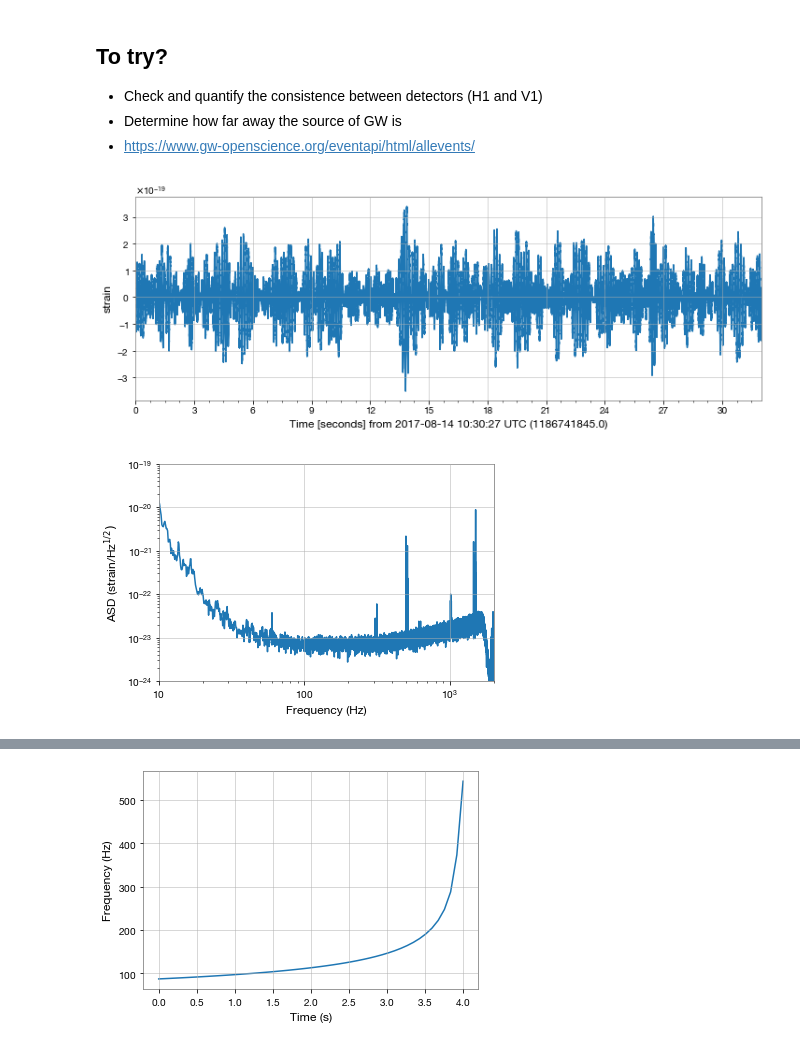
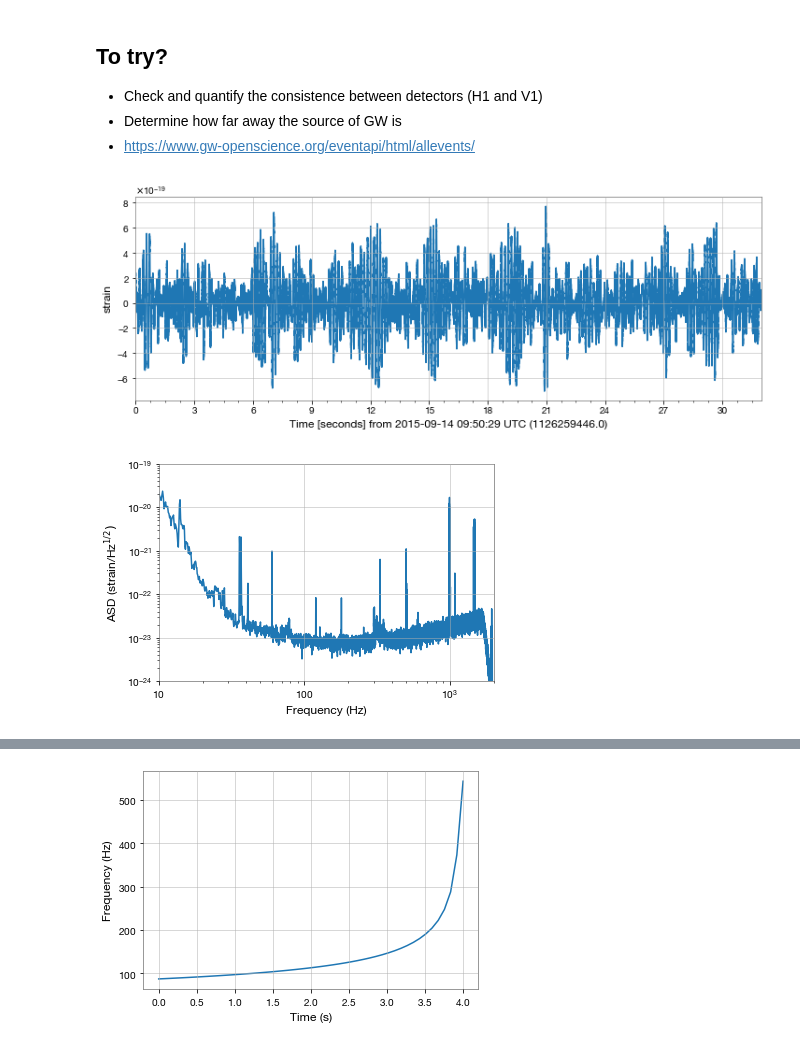
Before and after one commit to reionize/jlab, a Jupyter notebook: ligo/piecewise-fit.ipynb, the cells around one changed output, grey strips where cells are left out. Drawn from its saved outputs; the diff is of its cells as text; code cells hidden in the pictures.

```diff
--- a/ligo/piecewise-fit.ipynb
+++ b/ligo/piecewise-fit.ipynb
@@ -14,28 +14,26 @@ import os
 # %%
 #----------------------------------------------------------------
 # Set parameters
 #----------------------------------------------------------------
-fn = 'data/L-L1_GWOSC_4KHZ_R1-1186739814-4096.hdf5' # data file
-tevent = 1186741861.5
-#evtname = 'GW170608' # event name
-#detector = 'H1' # detector: L1 or H1
+fn = 'data/H-H1_GWOSC_4KHZ_R1-1126257415-4096.hdf5' # data file
+tevent = 1126259462.4
 
 #----------------------------------------------------------------
 # Load LIGO data
 #----------------------------------------------------------------
 strain = TimeSeries.read(fn, format='hdf5.losc')
 center = int(tevent)
 strain = strain.crop(center-16, center+16)
 
 #----------------------------------------------------------------
 # Show LIGO strain vs. time
 #----------------------------------------------------------------
 plt.figure()
 strain.plot()
 plt.ylabel('strain')
 plt.show()
 # %% [output]
-[figure, old version]
+[figure, new version]
 # %%
 #----------------------------------------------------------------
 # Obtain the power spectrum density PSD / ASD
@@ -51,7 +49,7 @@ plt.ylabel('ASD (strain/Hz$^{1/2})$')
 plt.xlabel('Frequency (Hz)')
 plt.show()
 # %% [output]
-[figure, old version]
+[figure, new version]
 # %%
 #----------------------------------------------------------------
 # Whitening data
```
Also changed, not shown: parts of 5 cells of this notebook, 4 other files.
